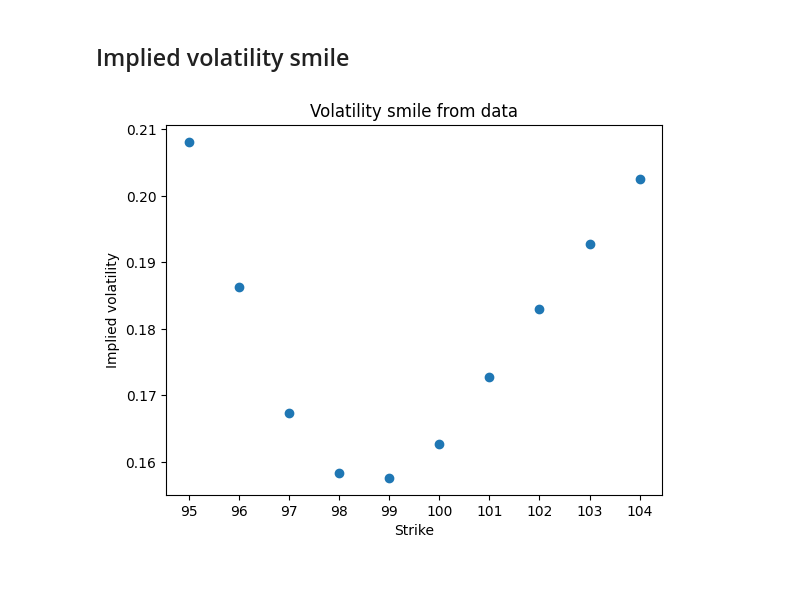
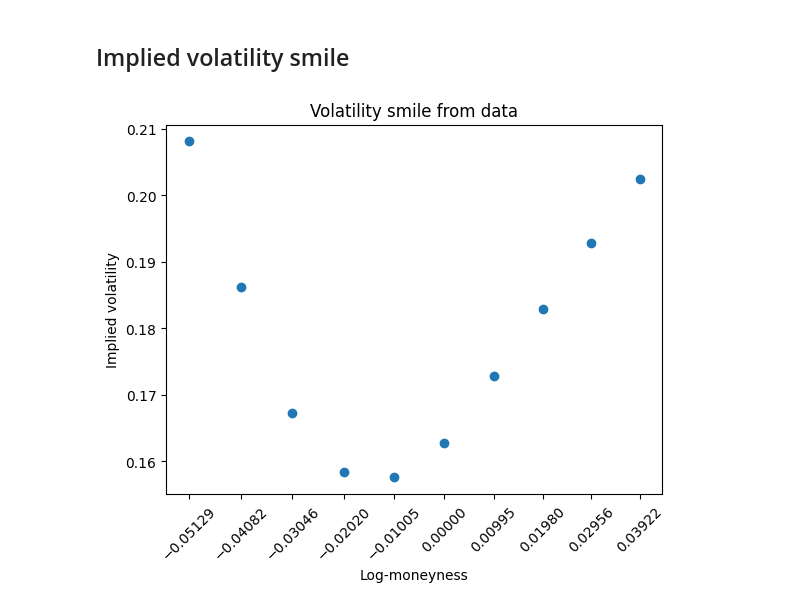
Before and after one commit to Sammas41/Model-Calibration-Project, a Jupyter notebook: JupyterNotebook.ipynb, the cells around one changed output. Drawn from its saved outputs; the diff is of its cells as text; code cells hidden in the pictures; blank space fills up the shorter version.

```diff
--- a/JupyterNotebook.ipynb
+++ b/JupyterNotebook.ipynb
@@ -7,6 +7,7 @@ import matplotlib.pyplot as plt
 strikes = [95, 96, 97, 98, 99, 100, 101, 102, 103, 104]
 prices = [10.93, 9.55, 8.28, 7.40, 6.86, 6.58, 6.52, 6.49, 6.47, 6.46]
 risk_free_rate = 0.002
+spot = 100
 # %% [markdown]
 ## Black-Scholes price
 # %%
@@ -17,12 +18,15 @@ def BS_price(spot, strike, time_to_maturity, r, vol):
     d1 = (np.log(spot / strike) + (r + vol**2 / 2) * (time_to_maturity)) / (vol * np.sqrt(time_to_maturity))
     d2 = d1 - vol * np.sqrt(time_to_maturity)
 
-    price = spot * norm.cdf(d1) - strike * np.exp(-r * (time_to_maturity)) * norm.cdf(d2)
+    price = spot * norm.cdf(d1) - strike * np.exp(-r * time_to_maturity) * norm.cdf(d2)
     delta = norm.cdf(d1)
     gamma = norm.pdf(d1) / (vol * spot * np.sqrt(time_to_maturity))
     vega = spot * np.sqrt(time_to_maturity) * norm.pdf(d1)
+    theta = -spot * norm.pdf(d1) * vol / (2 * np.sqrt(time_to_maturity)) - r * strike * np.exp(-r * time_to_maturity) * norm.cdf(d2)
+    dual_delta = - np.exp(-r * time_to_maturity) * norm.cdf(d2)
+    dual_gamma = -np.exp(-r * time_to_maturity) * norm.pdf(d2) / (strike * vol * np.sqrt(time_to_maturity))
 
-    option_parameters = {'price': price, 'delta': delta, 'gamma': gamma, 'vega': vega}
+    option_parameters = {'price': price, 'delta': delta, 'gamma': gamma, 'vega': vega, 'theta': theta, 'dual delta': dual_delta, 'dual gamma': dual_gamma}
 
     return option_parameters
 
@@ -32,6 +36,9 @@ print(f'Price: { test_option_par["price"] }') # Should be $4.29
 print(f'Delta: { test_option_par["delta"] }') # Should be 0.353
 print(f'Gamma: { test_option_par["gamma"] }') # Should be 0.019
 print(f'Vega: { test_option_par["vega"] }')   # Should be 37.164
+print(f'Theta: { test_option_par["theta"] }')  # Should be -3.716
+print(f'Dual Delta: { test_option_par["dual delta"] }') # Should be -0.282
+print(f'Dual Gamma: { test_option_par["dual gamma"] }') # Should be -0.015
 # %% [output]
 Price: 4.292010941409885
 Delta: 0.35325369152806296
@@ -61,17 +71,21 @@ BS price using implied vol: 6.0000000000003055   Actual price: 6.00
 # %% [markdown]
 ## Implied volatility smile
 # %%
+log_moneyness = [np.log(k / spot) for k in strikes]
+
+# Compute the implied volatilities
 implied_volatilites = []
+for i in range(len(prices)):
+    implied_volatilites.append(get_implied_vol(spot, strikes[i], 1, risk_free_rate, 0.2, prices[i]))
 
-for i in range(len(prices)):
-    implied_volatilites.append(get_implied_vol(100, strikes[i], 1, risk_free_rate, 0.2, prices[i]))
-
+# Plot the results
 fig, ax = plt.subplots()
-ax.set_xlabel("Strike")
+ax.set_xlabel("Log-moneyness")
 ax.set_ylabel("Implied volatility")
 ax.set_title("Volatility smile from data")
-ax.set_xticks(range(95, 105))
-ax.scatter(strikes, implied_volatilites)
+ax.set_xticks(log_moneyness)
+ax.tick_params(axis='x', rotation=45)
+ax.scatter(log_moneyness, implied_volatilites)
 plt.show()
 # %% [output]
-[figure, old version]
+[figure, new version]
```
Also changed, not shown: parts of 10 cells of this notebook.
